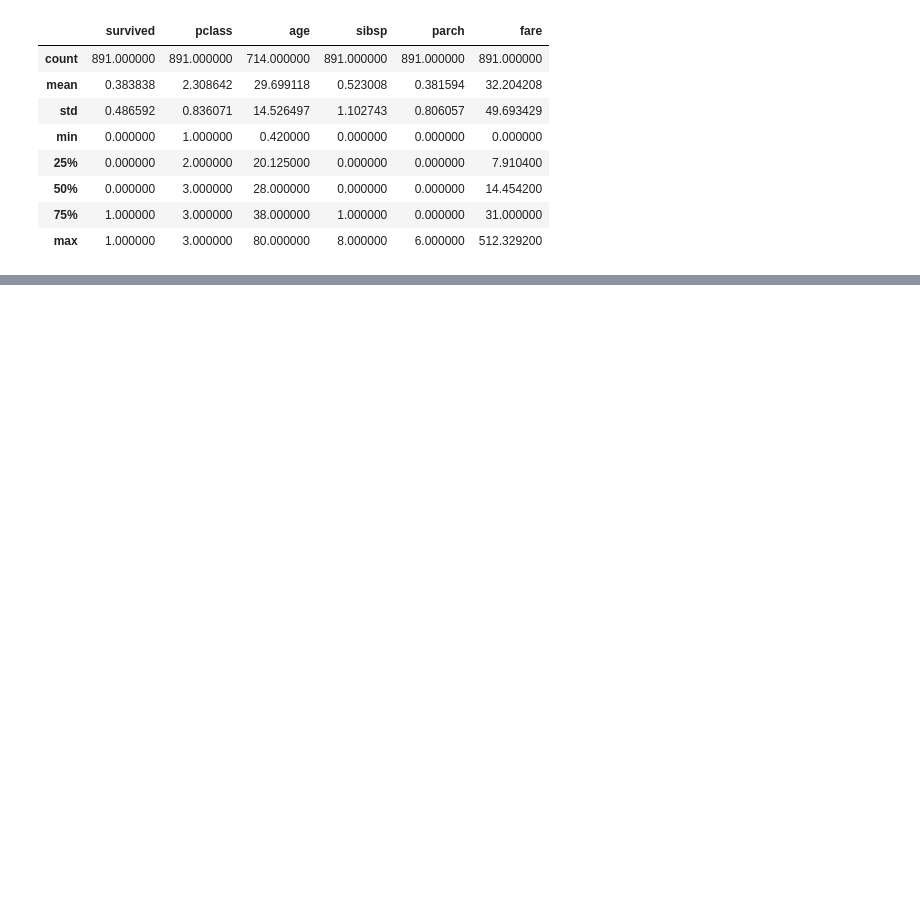
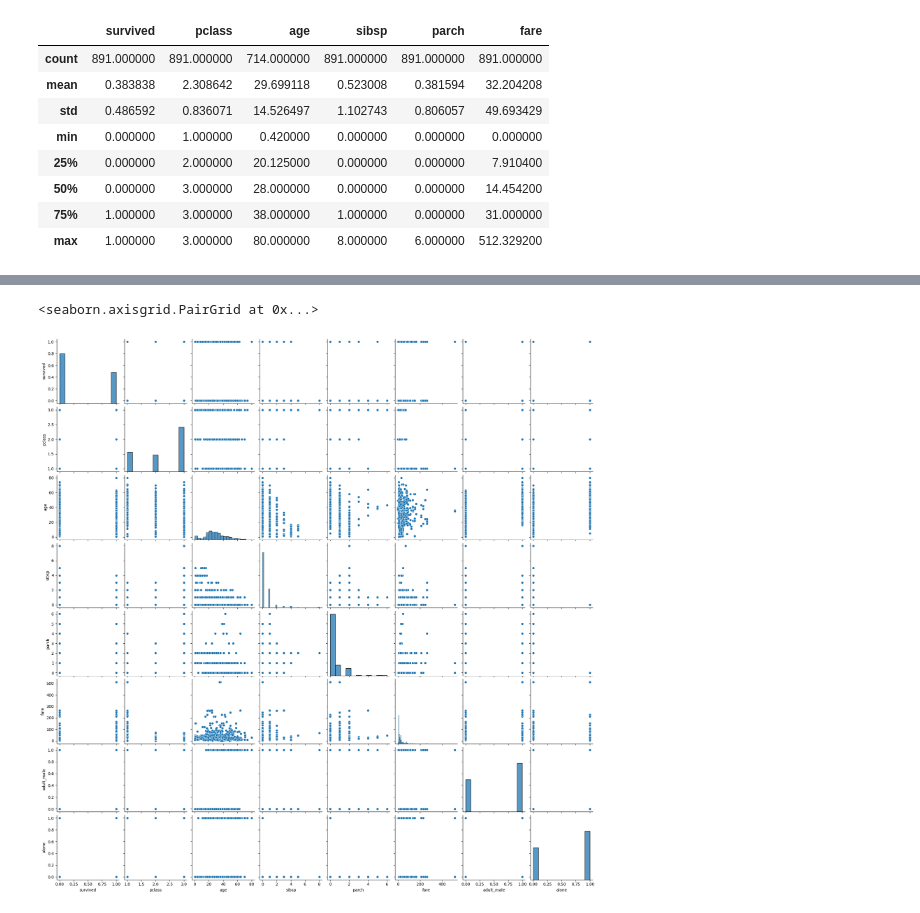
Before and after one commit to xaqibshah/DataScienceLearning, a Jupyter notebook: Python_Ka_Chilla/pandas/pandas_02.ipynb, the cells around one changed output, grey strips where cells are left out. Cells and saved outputs as stored; diff of their text form; code cells hidden in the pictures; blank space fills up the shorter version.

```diff
--- a/Python_Ka_Chilla/pandas/pandas_02.ipynb
+++ b/Python_Ka_Chilla/pandas/pandas_02.ipynb
@@ -42,0 +197,5 @@ df.describe()
+# %%
+sns.pairplot(df)
+# %% [output]
+<seaborn.axisgrid.PairGrid at 0x...>
+[figure, added]
```
Also changed, not shown: parts of 14 cells of this notebook.
